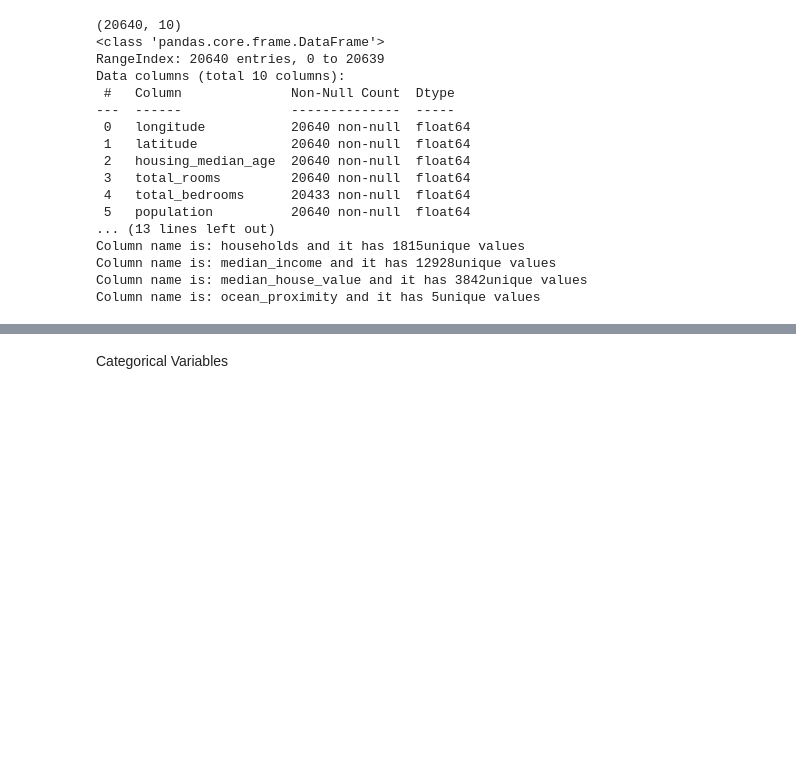
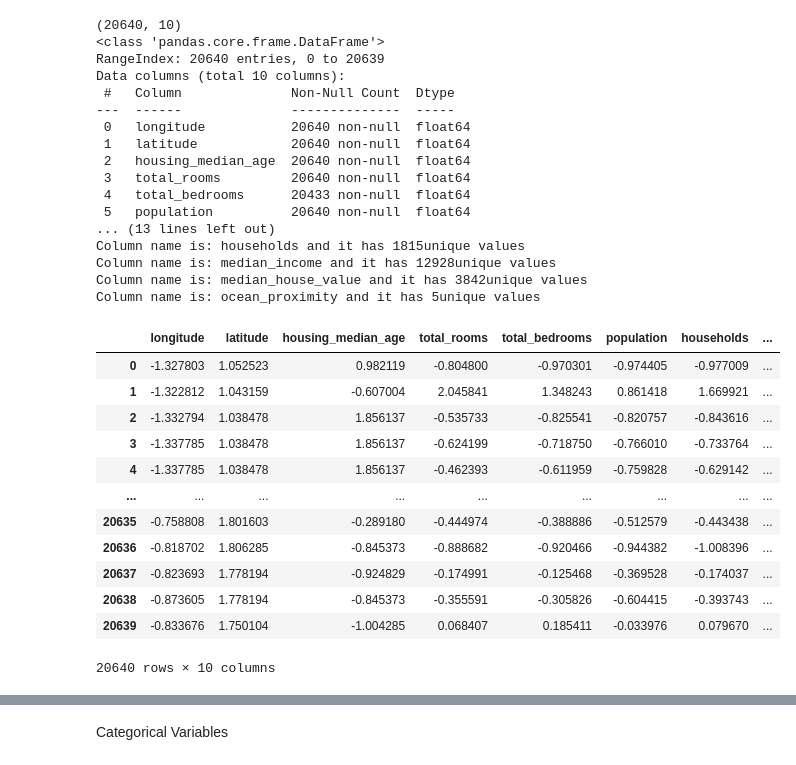
Before and after one commit to insoucyant/MachineLearning, a Jupyter notebook: PricePredictiounUsingPyTorch.ipynb, the cells around one changed output, grey strips where cells are left out. Cells and saved outputs as stored; diff of their text form; code cells hidden in the pictures; blank space fills up the shorter version.

```diff
--- a/PricePredictiounUsingPyTorch.ipynb
+++ b/PricePredictiounUsingPyTorch.ipynb
@@ -57,3 +69,30 @@ Column name is: households and it has 1815unique values
 Column name is: median_income and it has 12928unique values
 Column name is: median_house_value and it has 3842unique values
 Column name is: ocean_proximity and it has 5unique values
+# %%
+numeric_feature_index = housing_data.dtypes[housing_data.dtypes != 'object'].index
+categorical_feature_index = housing_data.dtypes[housing_data.dtypes == 'object'].index
+label_feature_index = numeric_feature_index[-1]
+numeric_feature_index = numeric_feature_index[:-1]
+housing_data[numeric_feature_index]= housing_data[numeric_feature_index].apply(
+    lambda x: (x - x.mean())/(x.std())
+)
+housing_data[numeric_feature_index]= housing_data[numeric_feature_index].fillna(0)
+
+if np.all(housing_data[numeric_feature_index].isnull()):
+  print("There are nulls still")
+housing_data
+# %% [output]
+|  | longitude | latitude | housing_median_age | total_rooms | total_bedrooms | population | households | ... |
+| 0 | -1.327803 | 1.052523 | 0.982119 | -0.804800 | -0.970301 | -0.974405 | -0.977009 | ... |
+| 1 | -1.322812 | 1.043159 | -0.607004 | 2.045841 | 1.348243 | 0.861418 | 1.669921 | ... |
+| 2 | -1.332794 | 1.038478 | 1.856137 | -0.535733 | -0.825541 | -0.820757 | -0.843616 | ... |
+| 3 | -1.337785 | 1.038478 | 1.856137 | -0.624199 | -0.718750 | -0.766010 | -0.733764 | ... |
+| 4 | -1.337785 | 1.038478 | 1.856137 | -0.462393 | -0.611959 | -0.759828 | -0.629142 | ... |
+| ... | ... | ... | ... | ... | ... | ... | ... | ... |
+| 20635 | -0.758808 | 1.801603 | -0.289180 | -0.444974 | -0.388886 | -0.512579 | -0.443438 | ... |
+| 20636 | -0.818702 | 1.806285 | -0.845373 | -0.888682 | -0.920466 | -0.944382 | -1.008396 | ... |
+| 20637 | -0.823693 | 1.778194 | -0.924829 | -0.174991 | -0.125468 | -0.369528 | -0.174037 | ... |
+| 20638 | -0.873605 | 1.778194 | -0.845373 | -0.355591 | -0.305826 | -0.604415 | -0.393743 | ... |
+| 20639 | -0.833676 | 1.750104 | -1.004285 | 0.068407 | 0.185411 | -0.033976 | 0.079670 | ... |
+20640 rows × 10 columns
```
Also changed, not shown: parts of 21 cells of this notebook.
